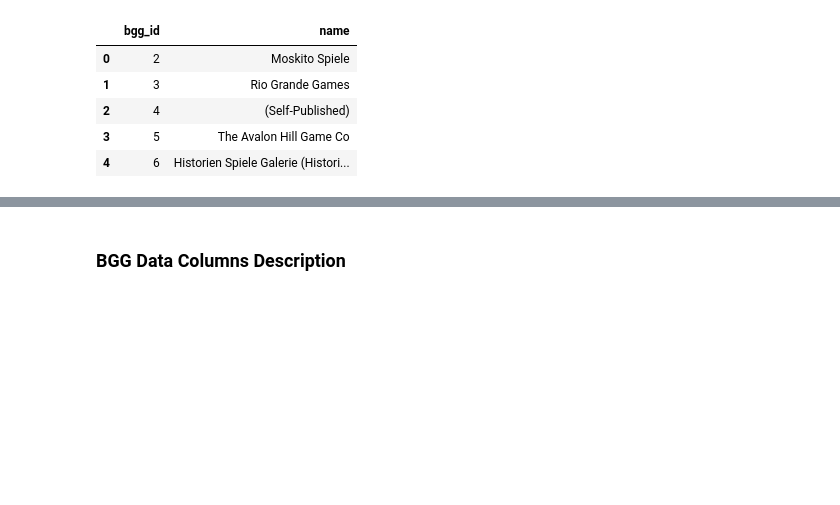
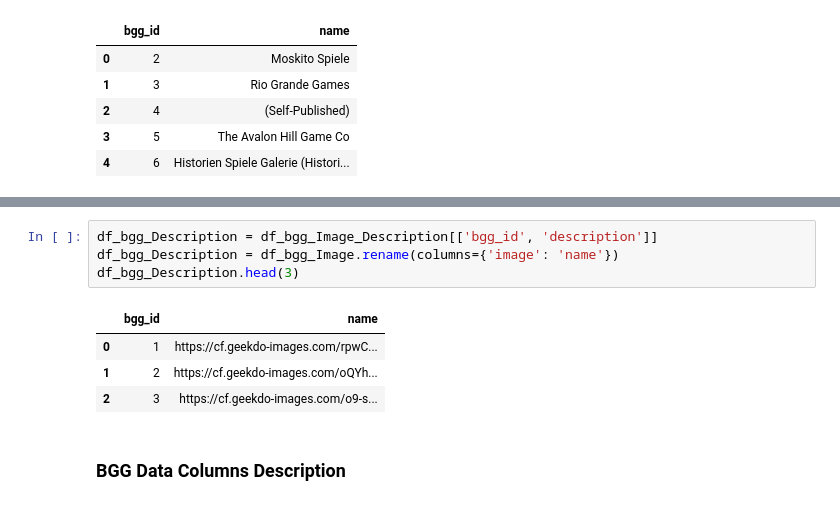
Before and after one commit to Paulaszka/book_recommender_system_new, a Jupyter notebook: notebook_1.ipynb, the cells around one changed output, grey strips where cells are left out. Drawn from its saved outputs; the diff is of its cells as text; blank space fills up the shorter version.

```diff
--- a/notebook_1.ipynb
+++ b/notebook_1.ipynb
@@ -117,3 +128,12 @@ df_bgg_Publisher.head(5)
+# %%
+df_bgg_Description = df_bgg_Image_Description[['bgg_id', 'description']]
+df_bgg_Description = df_bgg_Image.rename(columns={'image': 'name'})
+df_bgg_Description.head(3)
+# %% [output]
+|  | bgg_id | name |
+| 0 | 1 | https://cf.geekdo-images.com/rpwC... |
+| 1 | 2 | https://cf.geekdo-images.com/oQYh... |
+| 2 | 3 | https://cf.geekdo-images.com/o9-s... |
 # %% [markdown]
 ### BGG Data Columns Description
 # %% [markdown]
```
Also changed, not shown: parts of 16 cells of this notebook.
